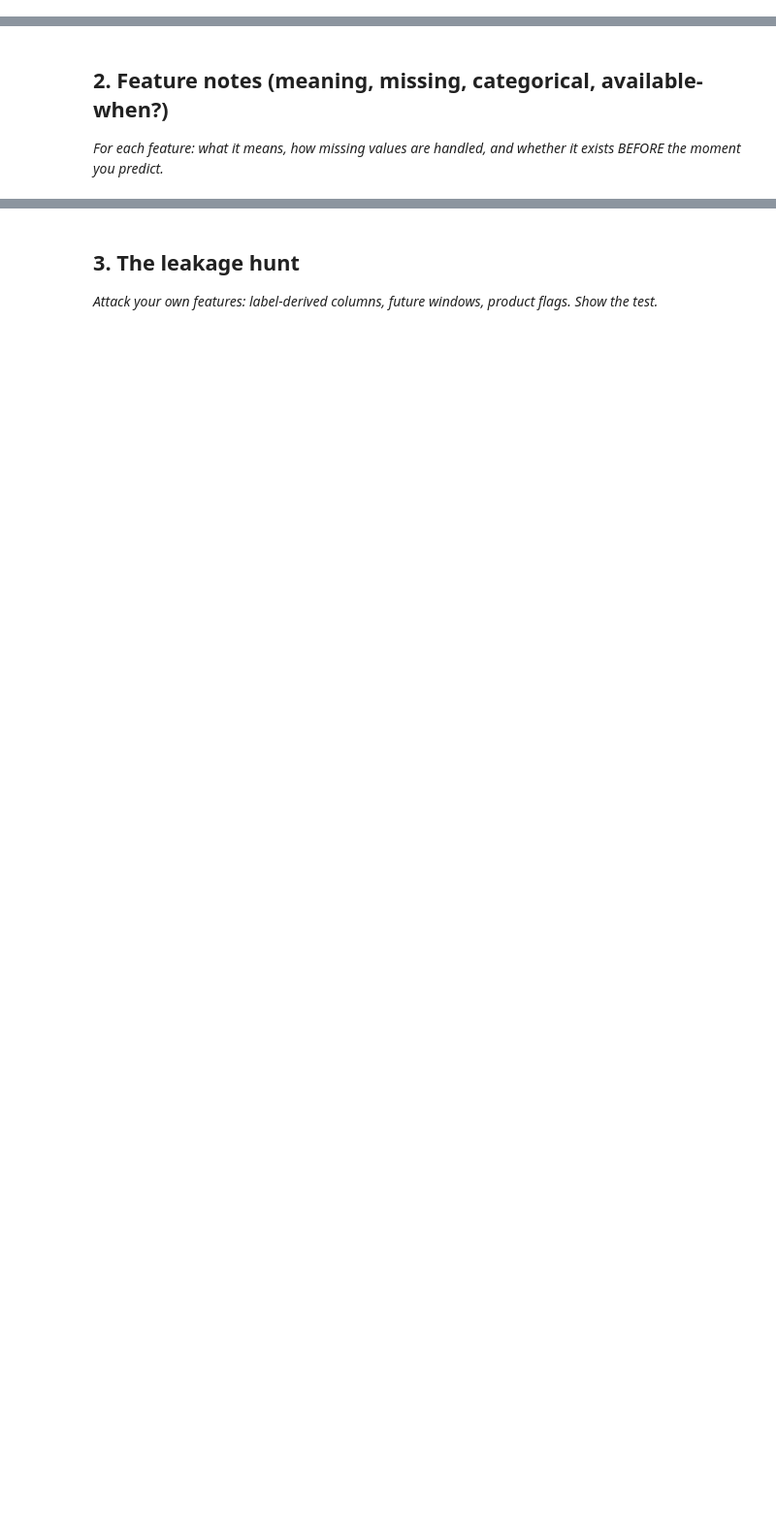
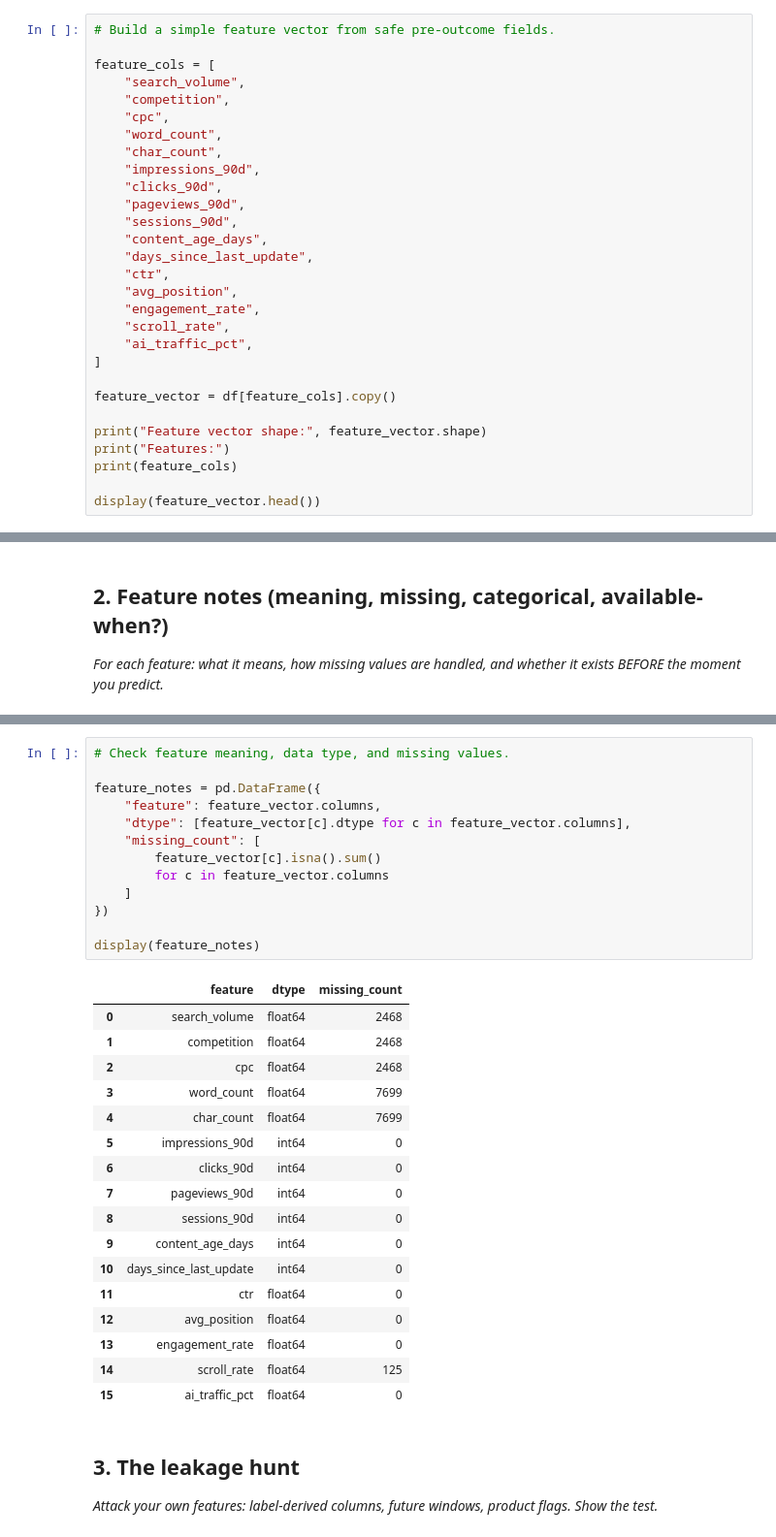
Before and after one commit to Ravikiranbathe/flyrank-ai, a Jupyter notebook: work/notebooks/w03_feature_leakage_check.ipynb, the cells around one changed output, grey strips where cells are left out. Shown at 97% size. Drawn from its saved outputs; the diff is of its cells as text; blank space fills up the shorter version.

```diff
--- a/work/notebooks/w03_feature_leakage_check.ipynb
+++ b/work/notebooks/w03_feature_leakage_check.ipynb
@@ -15,0 +15,29 @@ This skeleton is yours to fill. Work the sections **in order** — each one has
+# %%
+# Build a simple feature vector from safe pre-outcome fields.
+
+feature_cols = [
+    "search_volume",
+    "competition",
+    "cpc",
+    "word_count",
+    "char_count",
+    "impressions_90d",
+    "clicks_90d",
+    "pageviews_90d",
+    "sessions_90d",
+    "content_age_days",
+    "days_since_last_update",
+    "ctr",
+    "avg_position",
+    "engagement_rate",
+    "scroll_rate",
+    "ai_traffic_pct",
+]
+
+feature_vector = df[feature_cols].copy()
+
+print("Feature vector shape:", feature_vector.shape)
+print("Features:")
+print(feature_cols)
+
+display(feature_vector.head())
@@ -23,3 +60,34 @@ This skeleton is yours to fill. Work the sections **in order** — each one has
+# %%
+# Check feature meaning, data type, and missing values.
+
+feature_notes = pd.DataFrame({
+    "feature": feature_vector.columns,
+    "dtype": [feature_vector[c].dtype for c in feature_vector.columns],
+    "missing_count": [
+        feature_vector[c].isna().sum()
+        for c in feature_vector.columns
+    ]
+})
+
+display(feature_notes)
+# %% [output]
+|  | feature | dtype | missing_count |
+| 0 | search_volume | float64 | 2468 |
+| 1 | competition | float64 | 2468 |
+| 2 | cpc | float64 | 2468 |
+| 3 | word_count | float64 | 7699 |
+| 4 | char_count | float64 | 7699 |
+| 5 | impressions_90d | int64 | 0 |
+| 6 | clicks_90d | int64 | 0 |
+| 7 | pageviews_90d | int64 | 0 |
+| 8 | sessions_90d | int64 | 0 |
+| 9 | content_age_days | int64 | 0 |
+| 10 | days_since_last_update | int64 | 0 |
+| 11 | ctr | float64 | 0 |
+| 12 | avg_position | float64 | 0 |
+| 13 | engagement_rate | float64 | 0 |
+| 14 | scroll_rate | float64 | 125 |
+| 15 | ai_traffic_pct | float64 | 0 |
 # %% [markdown]
 ## 3. The leakage hunt
 
```
Also changed, not shown: parts of 12 cells of this notebook.
